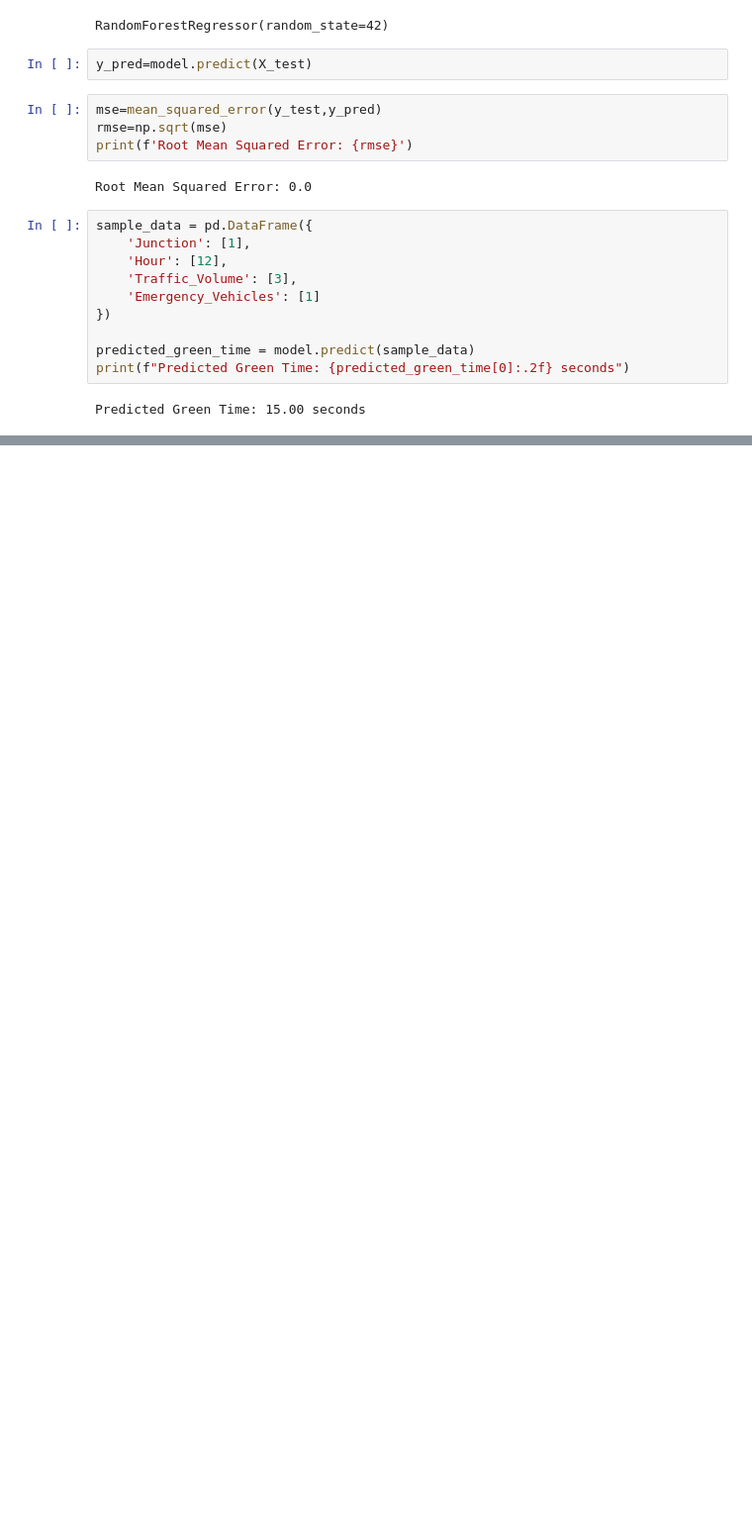
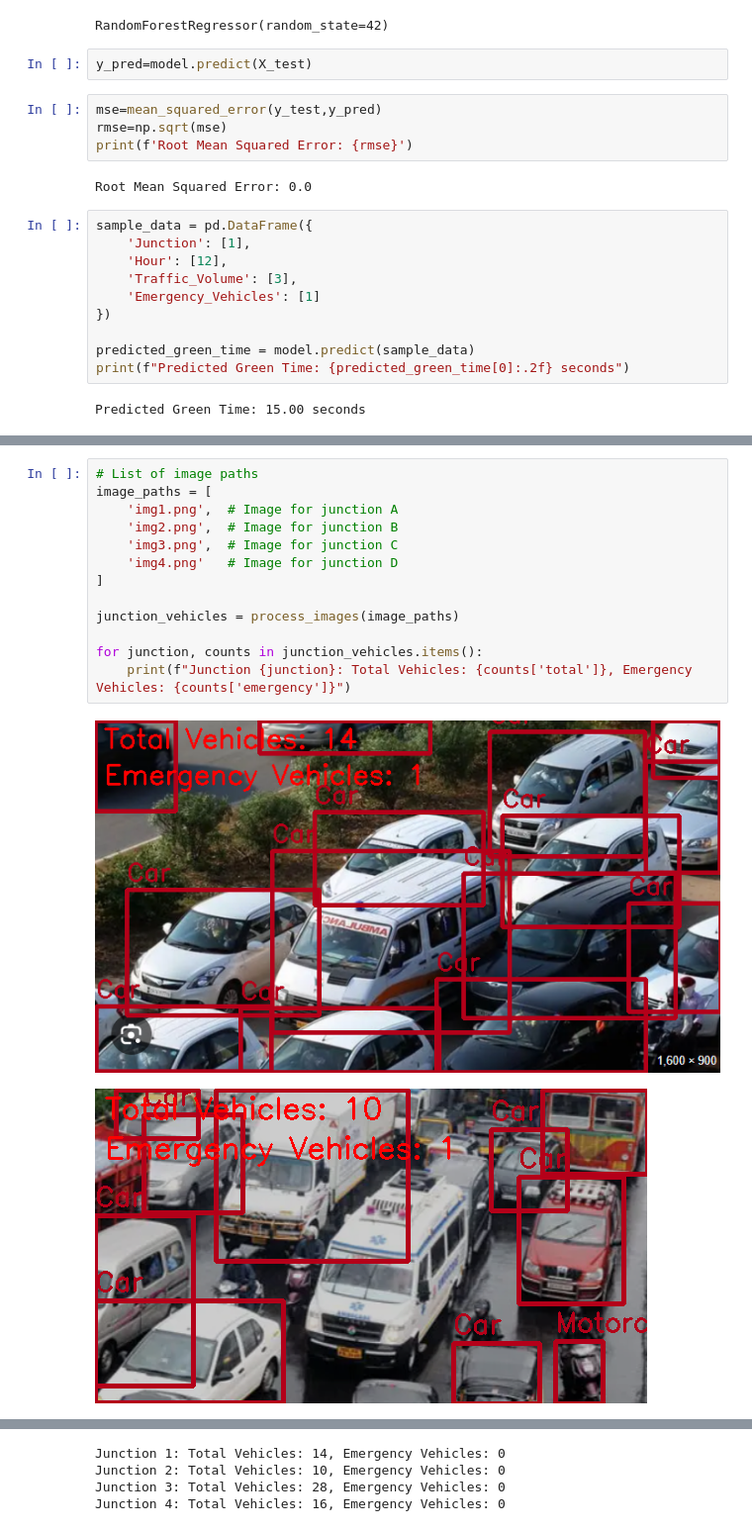
Before and after one commit to SamDurga2507/Traffic-management-project, a Jupyter notebook: Traffic_control.ipynb, the cells around one changed output, grey strips where cells are left out. Shown at 99% size. Drawn from its saved outputs; the diff is of its cells as text; blank space fills up the shorter version.

```diff
--- a/Traffic_control.ipynb
+++ b/Traffic_control.ipynb
@@ -317,0 +418,16 @@ Predicted Green Time: 15.00 seconds
+# %%
+# List of image paths
+image_paths = [
+    'img1.png',  # Image for junction A
+    'img2.png',  # Image for junction B
+    'img3.png',  # Image for junction C
+    'img4.png'   # Image for junction D
+]
+
+junction_vehicles = process_images(image_paths)
+
+for junction, counts in junction_vehicles.items():
+    print(f"Junction {junction}: Total Vehicles: {counts['total']}, Emergency Vehicles: {counts['emergency']}")
+# %% [output]
+[figure, added]
+[figure, added]
@@ -317,0 +436,4 @@ Predicted Green Time: 15.00 seconds
+Junction 1: Total Vehicles: 14, Emergency Vehicles: 0
+Junction 2: Total Vehicles: 10, Emergency Vehicles: 0
+Junction 3: Total Vehicles: 28, Emergency Vehicles: 0
+Junction 4: Total Vehicles: 16, Emergency Vehicles: 0
```
Also changed, not shown: parts of 11 cells of this notebook.
